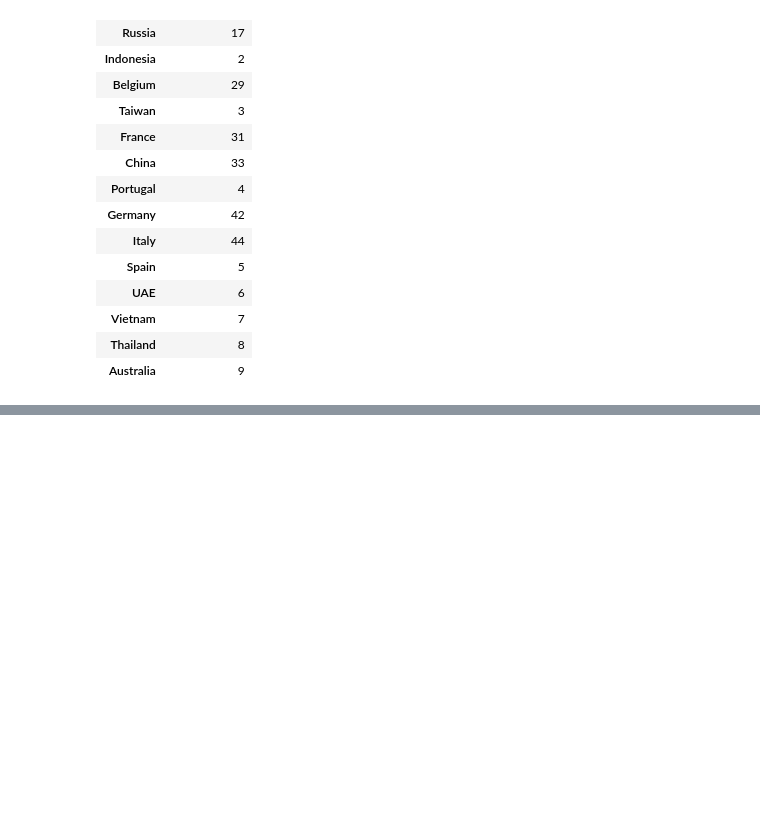
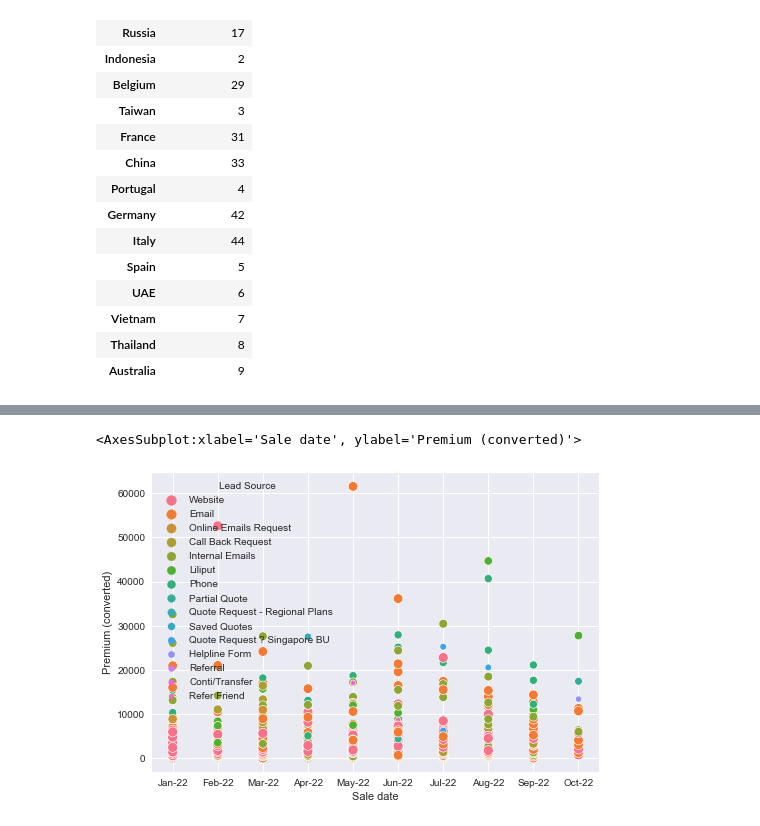
Before and after one commit to CibeleBlake/UCDPA_CibeleHaas, a Jupyter notebook: Cibele_Proj22.ipynb, the cells around one changed output, grey strips where cells are left out. Saved outputs shown, nothing was run; the diff lists cells and outputs as text; code cells hidden in the pictures; blank space fills up the shorter version.

```diff
--- a/Cibele_Proj22.ipynb
+++ b/Cibele_Proj22.ipynb
@@ -126,0 +134,6 @@ TopQ1_Q2.set_index('Countries')
+# %%
+fs22_sales = pd.read_csv('/Users/eoin/Downloads/IndividualSalesReport_2022.csv')
+sns.scatterplot(x='Sale date',y='Premium (converted)', data=fs22_sales, hue='Lead Source', size='Lead Source')
+# %% [output]
+<AxesSubplot:xlabel='Sale date', ylabel='Premium (converted)'>
+[figure, added]
```
Also changed, not shown: parts of 2 cells of this notebook.
